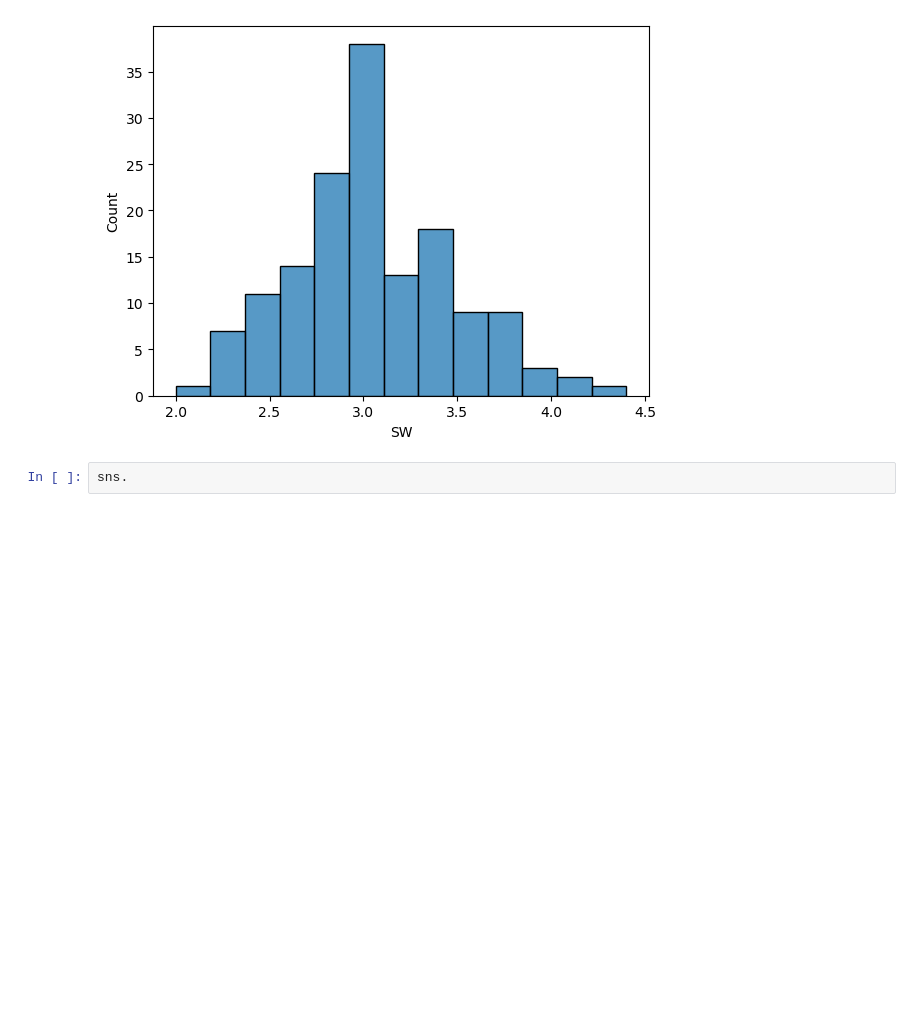
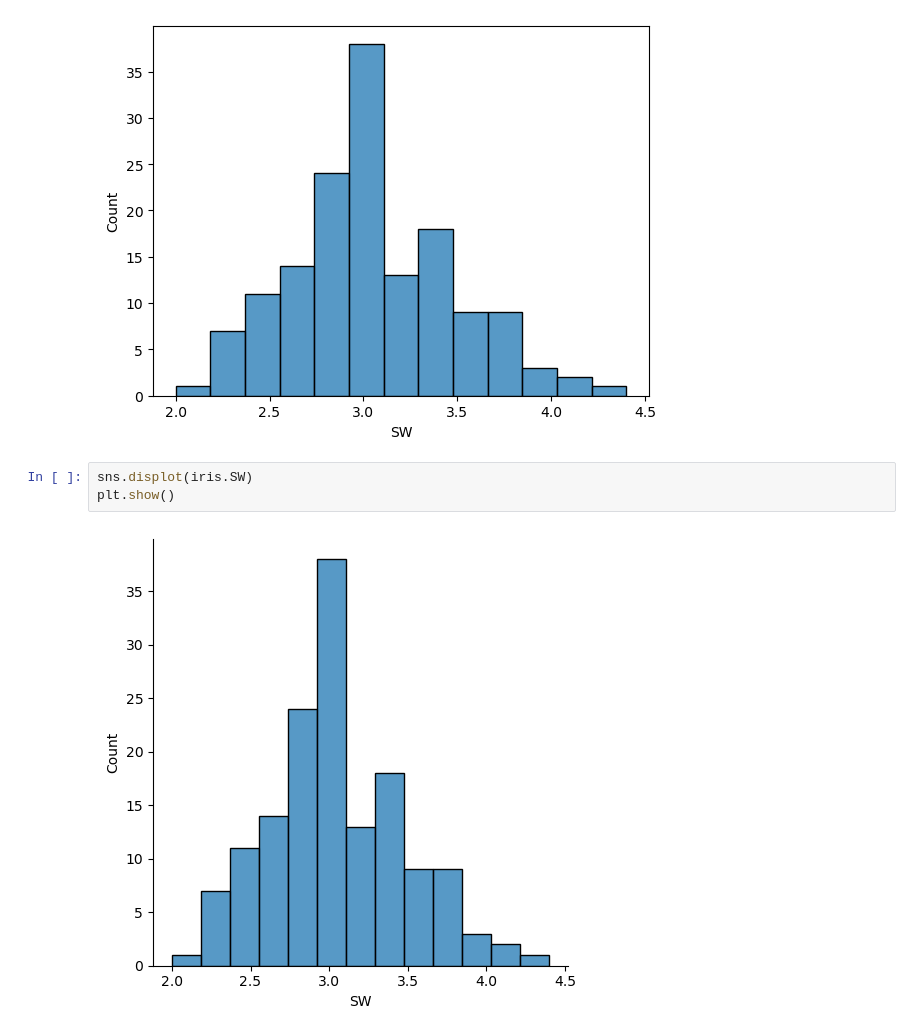
Before and after one commit to CodeByDeepankar/CTTC-AIML, a Jupyter notebook: Day11_SNS.ipynb, the cells around one changed output. Drawn from its saved outputs; the diff is of its cells as text; blank space fills up the shorter version.

```diff
--- a/Day11_SNS.ipynb
+++ b/Day11_SNS.ipynb
@@ -80,4 +80,7 @@ plt.show()
 # %% [output]
 [figure]
 # %%
-sns.
+sns.displot(iris.SW)
+plt.show()
+# %% [output]
+[figure, added]
```
Also changed, not shown: parts of 5 cells of this notebook.
